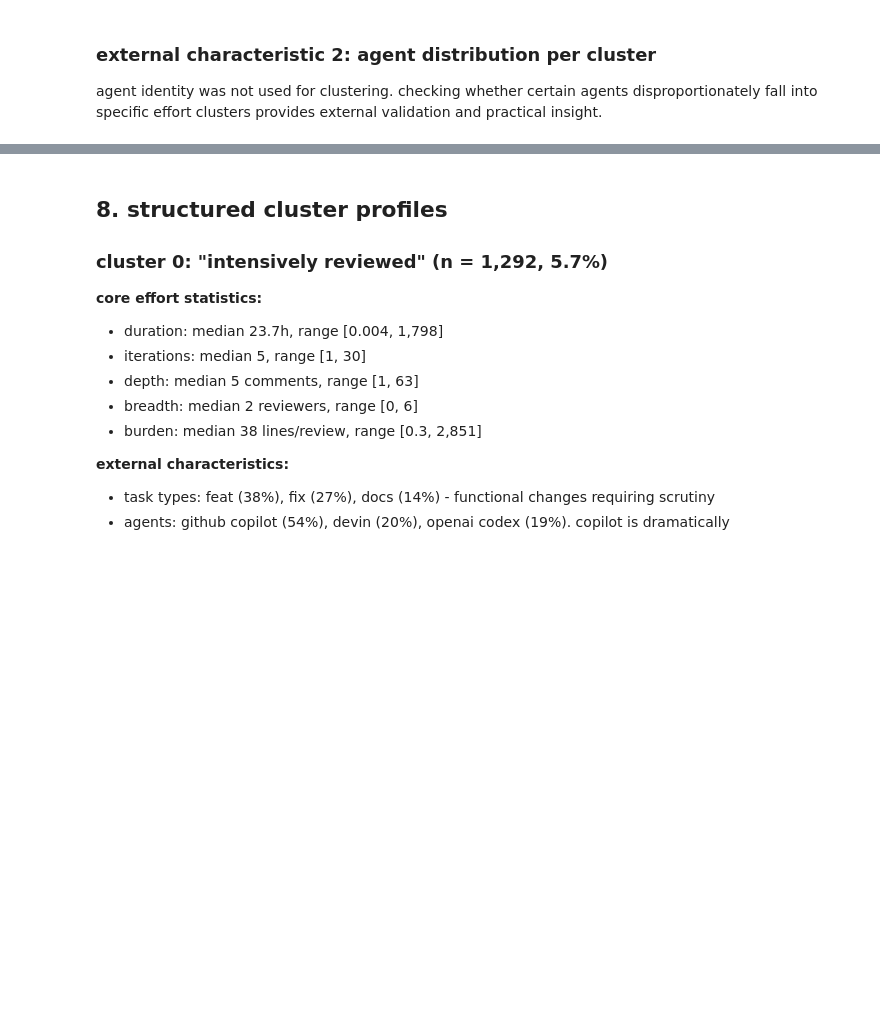
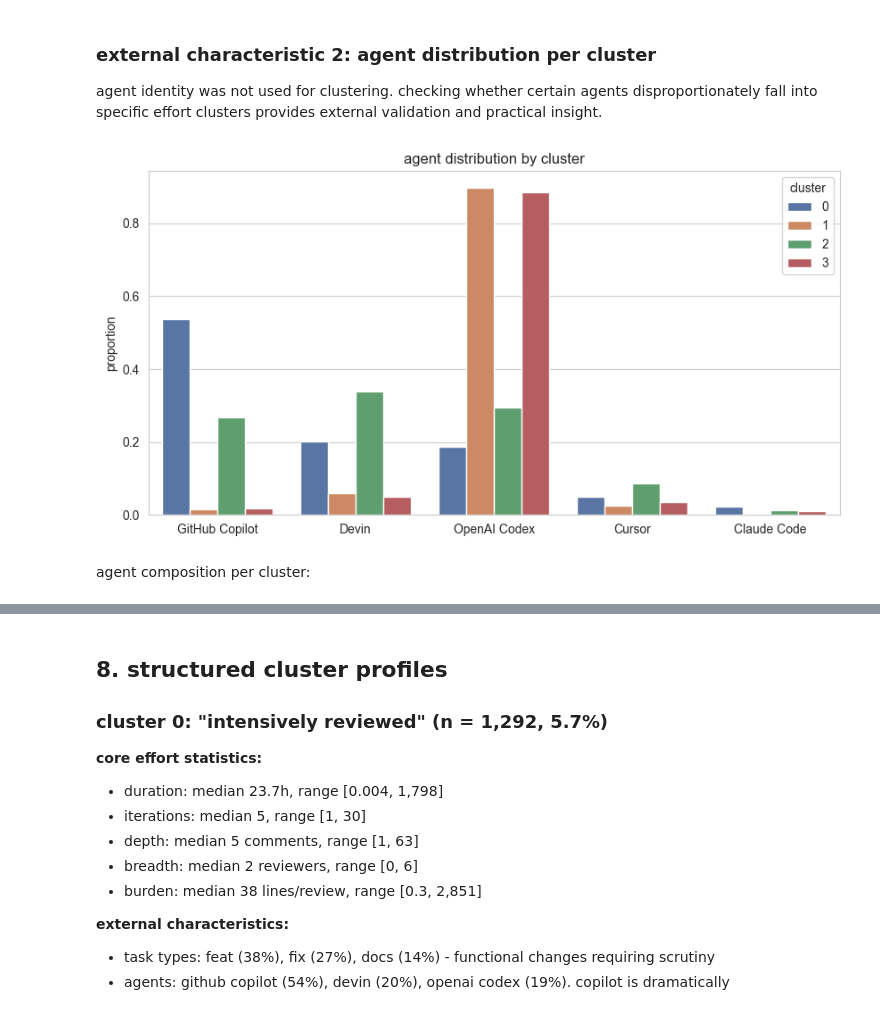
Before and after one commit to elsayedelmandoh/cisc839-assignment-3, a Jupyter notebook: notebooks/03-task1.2-clustering.ipynb, the cells around one changed output, grey strips where cells are left out. Cells and saved outputs as stored; diff of their text form; code cells hidden in the pictures; blank space fills up the shorter version.

```diff
--- a/notebooks/03-task1.2-clustering.ipynb
+++ b/notebooks/03-task1.2-clustering.ipynb
@@ -352,23 +392,29 @@ agent_dist = (
     .rename("pct")
     .reset_index()
 )
-
-fig, ax = plt.subplots(figsize=(10, 5))
-display_labels = {a: AGENT_DISPLAY[a] for a in AGENT_ORDER}
-agent_dist["agent_display"] = agent_dist["agent"].map(display_labels)
-
-sns.barplot(
-    data=agent_dist,
-    x="agent_display",
-    y="pct",
-    hue="cluster_str",
-    palette=CLUSTER_PALETTE,
-    ax=ax,
-)
-ax.set_title("agent distribution by cluster")
-ax.set_ylabel("proportion")
-ax.set_xlabel("")
-ax.legend(title="cluster")
-fig.savefig(FIG_DIR / "03_agent_by_cluster.png", dpi=150, bbox_inches="tight")
-plt.show()
+agent_dist["cluster_str"] = agent_dist["cluster"].astype(str)
+# %%
+fig, ax = plt.subplots(figsize=(10, 5))
+display_labels = {a: AGENT_DISPLAY[a] for a in AGENT_ORDER}
+agent_dist["agent_display"] = agent_dist["agent"].map(display_labels)
+
+sns.barplot(
+    data=agent_dist,
+    x="agent_display",
+    y="pct",
+    hue="cluster_str",
+    palette=CLUSTER_PALETTE,
+    ax=ax,
+)
+agent_dist["cluster_str"] = agent_dist["cluster"].astype(str)
+ax.set_title("agent distribution by cluster")
+ax.set_ylabel("proportion")
+ax.set_xlabel("")
+ax.legend(title="cluster")
+fig.savefig(FIG_DIR / "03_agent_by_cluster.png", dpi=150, bbox_inches="tight")
+plt.show()
+# %% [output]
+[figure, added]
+# %% [markdown]
+agent composition per cluster:
 # %%
```
Also changed, not shown: parts of 13 cells of this notebook, 14 other files.
